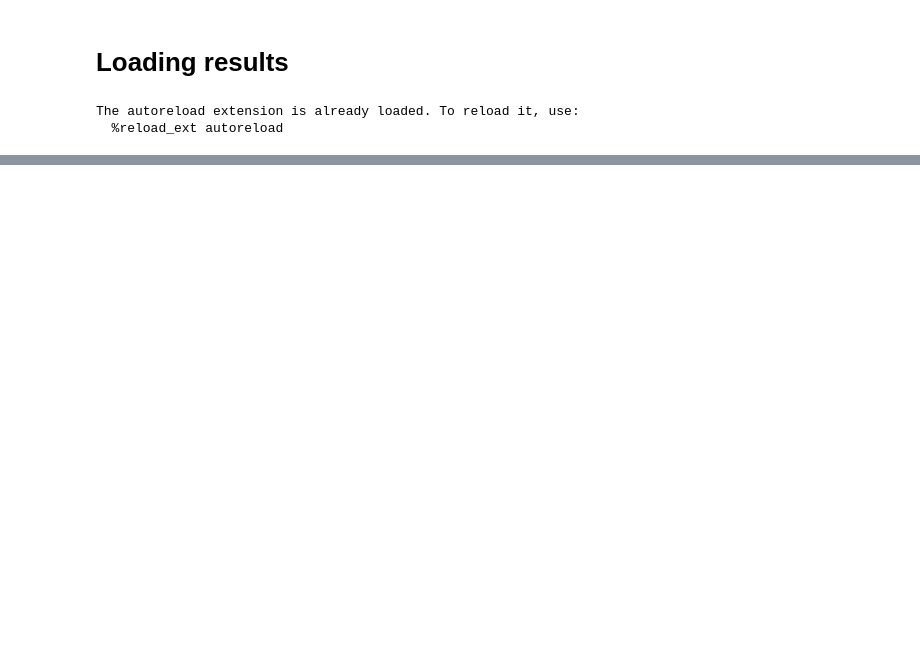
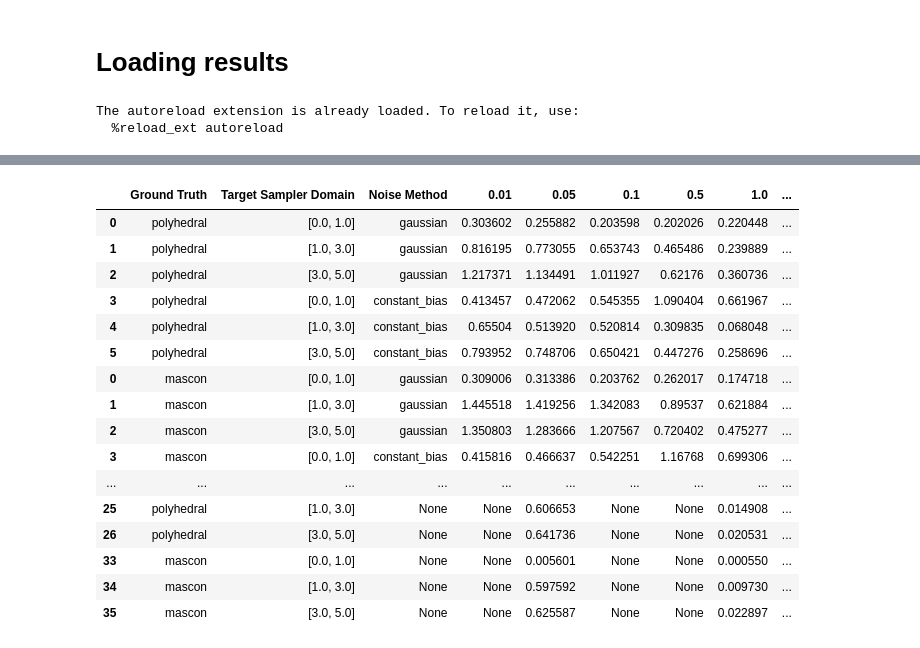
Before and after one commit to gomezzz/geodesyNets, a Jupyter notebook: P3 - Table.ipynb, the cells around one changed output, grey strips where cells are left out. Cells and saved outputs as stored; diff of their text form; code cells hidden in the pictures; blank space fills up the shorter version.

```diff
--- a/P3 - Table.ipynb
+++ b/P3 - Table.ipynb
@@ -15 +69,23 @@ data = csv_input_loader.read_result_csv(FILEPATH)
+# %%
+total_df = df_noise_rel.append(df_normal_rel).fillna("None")
+total_df = total_df.drop("Seed", axis=1)
+total_df
+# %% [output]
+|  | Ground Truth | Target Sampler Domain | Noise Method | 0.01 | 0.05 | 0.1 | 0.5 | 1.0 | ... |
+| 0 | polyhedral | [0.0, 1.0] | gaussian | 0.303602 | 0.255882 | 0.203598 | 0.202026 | 0.220448 | ... |
+| 1 | polyhedral | [1.0, 3.0] | gaussian | 0.816195 | 0.773055 | 0.653743 | 0.465486 | 0.239889 | ... |
+| 2 | polyhedral | [3.0, 5.0] | gaussian | 1.217371 | 1.134491 | 1.011927 | 0.62176 | 0.360736 | ... |
+| 3 | polyhedral | [0.0, 1.0] | constant_bias | 0.413457 | 0.472062 | 0.545355 | 1.090404 | 0.661967 | ... |
+| 4 | polyhedral | [1.0, 3.0] | constant_bias | 0.65504 | 0.513920 | 0.520814 | 0.309835 | 0.068048 | ... |
+| 5 | polyhedral | [3.0, 5.0] | constant_bias | 0.793952 | 0.748706 | 0.650421 | 0.447276 | 0.258696 | ... |
+| 0 | mascon | [0.0, 1.0] | gaussian | 0.309006 | 0.313386 | 0.203762 | 0.262017 | 0.174718 | ... |
+| 1 | mascon | [1.0, 3.0] | gaussian | 1.445518 | 1.419256 | 1.342083 | 0.89537 | 0.621884 | ... |
+| 2 | mascon | [3.0, 5.0] | gaussian | 1.350803 | 1.283666 | 1.207567 | 0.720402 | 0.475277 | ... |
+| 3 | mascon | [0.0, 1.0] | constant_bias | 0.415816 | 0.466637 | 0.542251 | 1.16768 | 0.699306 | ... |
+| ... | ... | ... | ... | ... | ... | ... | ... | ... | ... |
+| 25 | polyhedral | [1.0, 3.0] | None | None | 0.606653 | None | None | 0.014908 | ... |
+| 26 | polyhedral | [3.0, 5.0] | None | None | 0.641736 | None | None | 0.020531 | ... |
+| 33 | mascon | [0.0, 1.0] | None | None | 0.005601 | None | None | 0.000550 | ... |
+| 34 | mascon | [1.0, 3.0] | None | None | 0.597592 | None | None | 0.009730 | ... |
+| 35 | mascon | [3.0, 5.0] | None | None | 0.625587 | None | None | 0.022897 | ... |
 # %%
```
Also changed, not shown: parts of 6 cells of this notebook, 1 other file.
